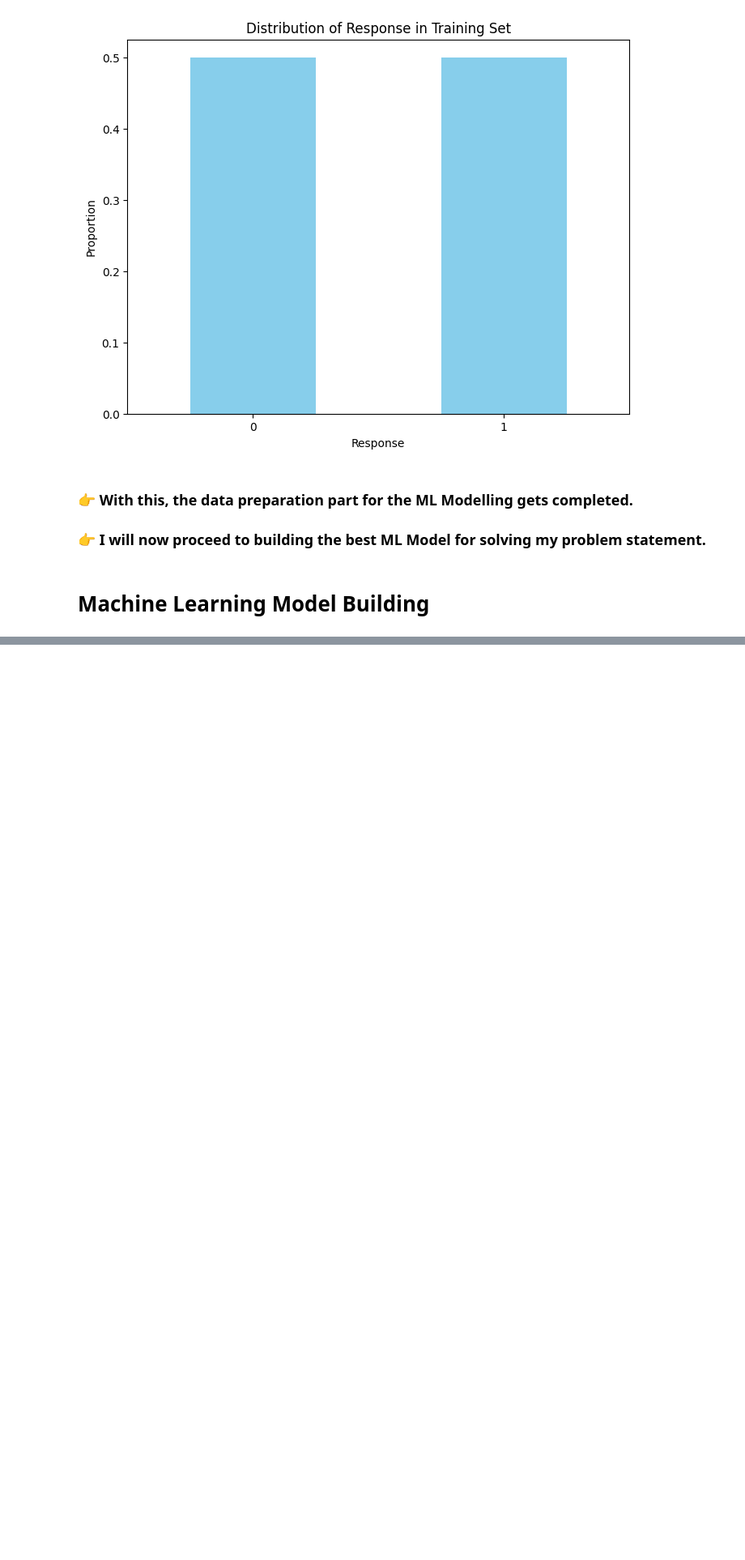
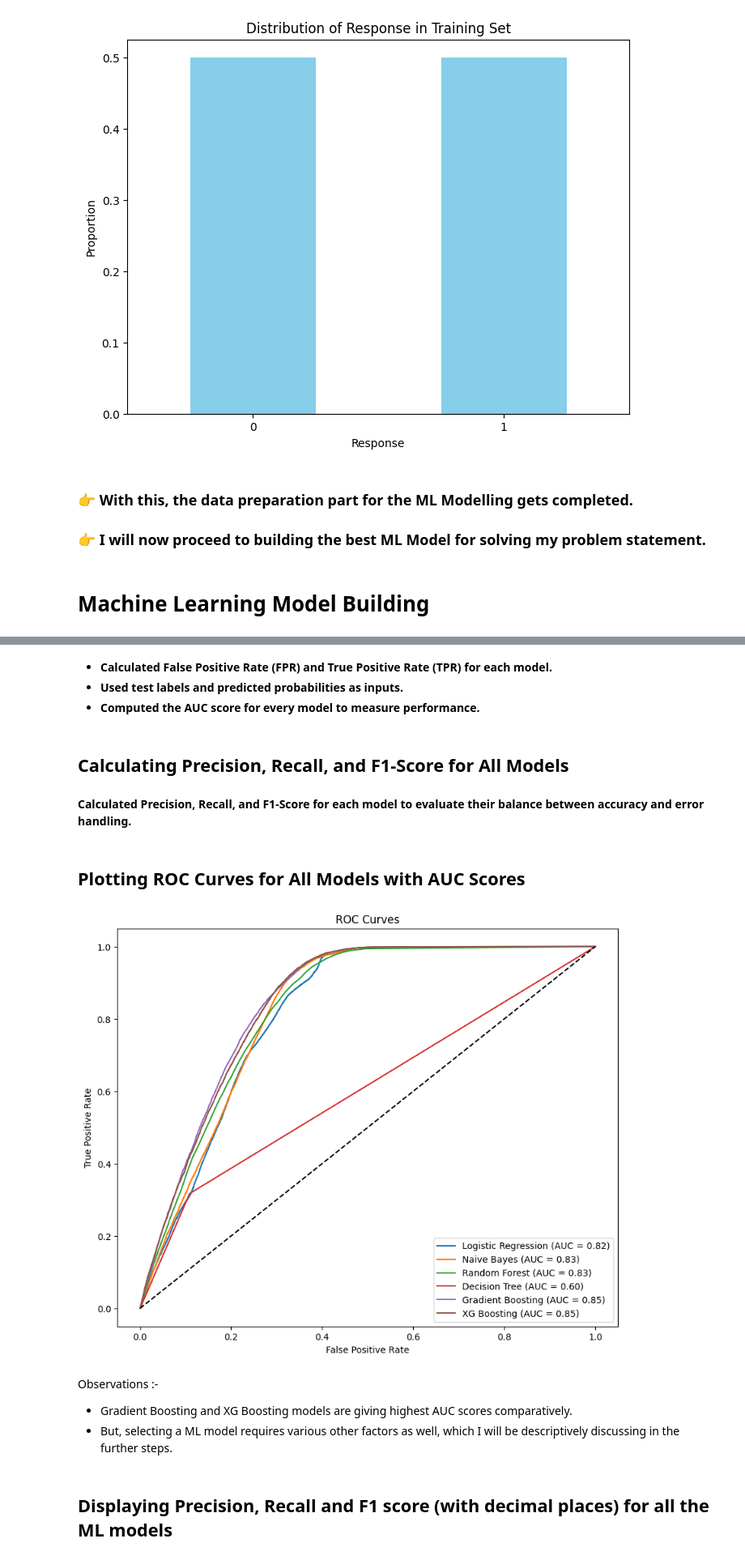
Before and after one commit to Ash99-commits/ML_Health_Insurance_Customers_CrossSell_Prediction, a Jupyter notebook: Health2Vehicle_CrossSell_Insurance_Prediction_by_Ashwani_Kumar_Patra.ipynb, the cells around one changed output, grey strips where cells are left out. Shown at 81% size. Drawn from its saved outputs; the diff is of its cells as text; code cells hidden in the pictures; blank space fills up the shorter version.

Commit message:
Successfully checked 6 ML Models by comparing scores and selected XGBoost based on the business requirements.

```diff
--- a/Health2Vehicle_CrossSell_Insurance_Prediction_by_Ashwani_Kumar_Patra.ipynb
+++ b/Health2Vehicle_CrossSell_Insurance_Prediction_by_Ashwani_Kumar_Patra.ipynb
@@ -899,0 +1119,10 @@ plt.show()
+# %%
+from sklearn.metrics import roc_curve, auc, precision_recall_curve, f1_score, precision_score, recall_score
+
+# Predicting probabilities for the test set
+logreg_probs = logreg.predict_proba(X_test)[:, 1]
+naive_bayes_probs = nb_classifier.predict_proba(X_test)[:, 1]
+random_forest_probs = random_forest.predict_proba(X_test)[:, 1]
+decision_tree_probs = decision_tree.predict_proba(X_test)[:, 1]
+gradient_boosting_probs = gradient_boosting.predict_proba(X_test)[:, 1]
+xg_boosting_probs = xgb_probs
@@ -899,0 +1133,24 @@ plt.show()
+# %%
+logreg_fpr, logreg_tpr, _ = roc_curve(y_test, logreg_probs)
+logreg_auc = auc(logreg_fpr, logreg_tpr)
+
+naive_bayes_fpr, naive_bayes_tpr, _ = roc_curve(y_test, naive_bayes_probs)
+naive_bayes_auc = auc(naive_bayes_fpr, naive_bayes_tpr)
+
+random_forest_fpr, random_forest_tpr, _ = roc_curve(y_test, random_forest_probs)
+random_forest_auc = auc(random_forest_fpr, random_forest_tpr)
+
+decision_tree_fpr, decision_tree_tpr, _ = roc_curve(y_test, decision_tree_probs)
+decision_tree_auc = auc(decision_tree_fpr, decision_tree_tpr)
+
+gradient_boosting_fpr, gradient_boosting_tpr, _ = roc_curve(y_test, gradient_boosting_probs)
+gradient_boosting_auc = auc(gradient_boosting_fpr, gradient_boosting_tpr)
+
+xg_boosting_fpr, xg_boosting_tpr, _ = roc_curve(y_test, xg_boosting_probs)
+xg_boosting_auc = auc(xg_boosting_fpr, xg_boosting_tpr)
+# %% [markdown]
+* **Calculated False Positive Rate (FPR) and True Positive Rate (TPR) for each model.**
+* **Used test labels and predicted probabilities as inputs.**
+* **Computed the AUC score for every model to measure performance.**
+# %% [markdown]
+## Calculating Precision, Recall, and F1-Score for All Models
@@ -899,0 +1181,27 @@ plt.show()
+# %% [markdown]
+**Calculated Precision, Recall, and F1-Score for each model to evaluate their balance between accuracy and error handling.**
+# %% [markdown]
+## Plotting ROC Curves for All Models with AUC Scores
+# %%
+plt.figure(figsize=(10, 8))
+
+plt.plot(logreg_fpr, logreg_tpr, label='Logistic Regression (AUC = %0.2f)' % logreg_auc)
+plt.plot(naive_bayes_fpr, naive_bayes_tpr, label='Naive Bayes (AUC = %0.2f)' % naive_bayes_auc)
+plt.plot(random_forest_fpr, random_forest_tpr, label='Random Forest (AUC = %0.2f)' % random_forest_auc)
+plt.plot(decision_tree_fpr, decision_tree_tpr, label='Decision Tree (AUC = %0.2f)' % decision_tree_auc)
+plt.plot(gradient_boosting_fpr, gradient_boosting_tpr, label='Gradient Boosting (AUC = %0.2f)' % gradient_boosting_auc)
+plt.plot(xg_boosting_fpr, xg_boosting_tpr, label='XG Boosting (AUC = %0.2f)' % xg_boosting_auc)
+plt.plot([0, 1], [0, 1], 'k--')
+plt.xlabel('False Positive Rate')
+plt.ylabel('True Positive Rate')
+plt.title('ROC Curves')
+plt.legend(loc='lower right')
+plt.show()
+# %% [output]
+[figure, added]
+# %% [markdown]
+Observations :-
+* Gradient Boosting and XG Boosting models are giving highest AUC scores comparatively.
+* But, selecting a ML model requires various other factors as well, which I will be descriptively discussing in the further steps.
+# %% [markdown]
+## Displaying Precision, Recall and F1 score (with decimal places) for all the ML models
```
Also changed, not shown: parts of 40 cells of this notebook.
